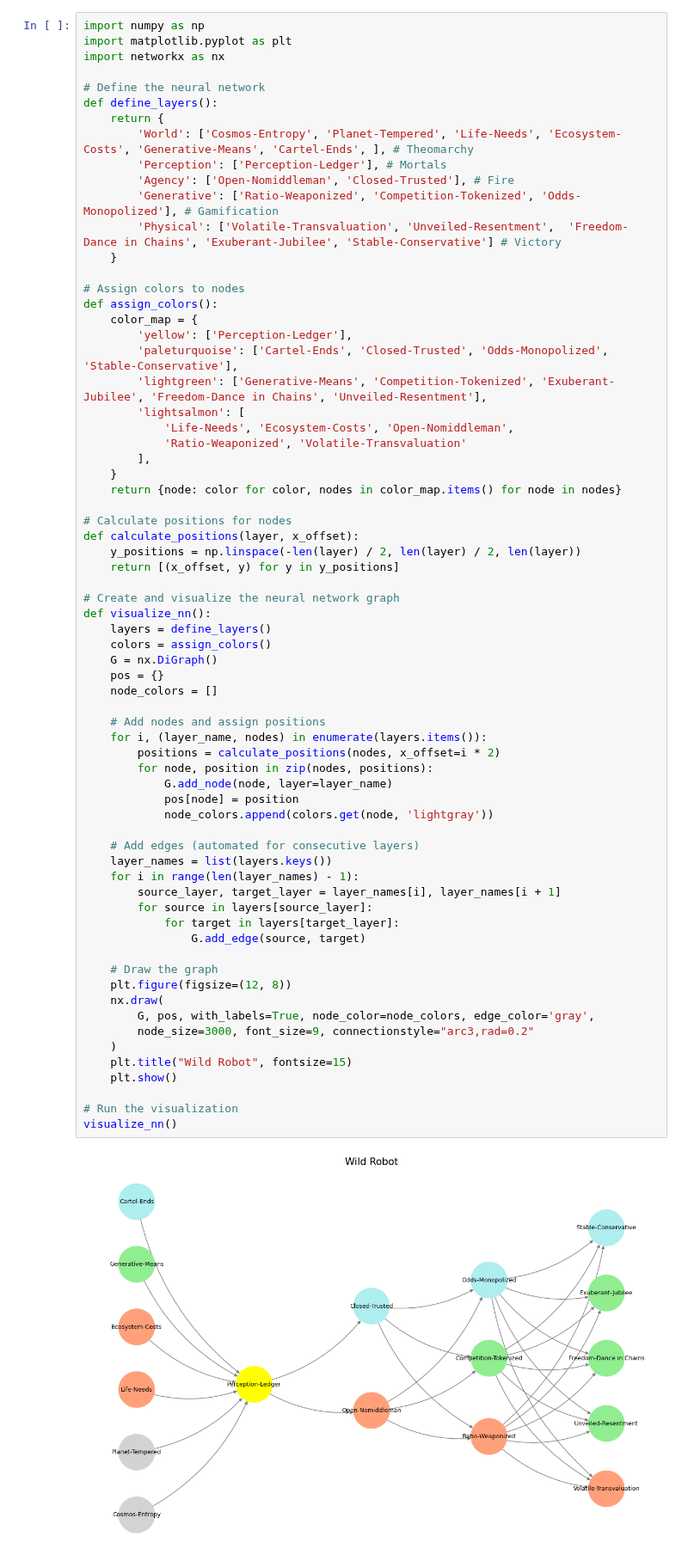
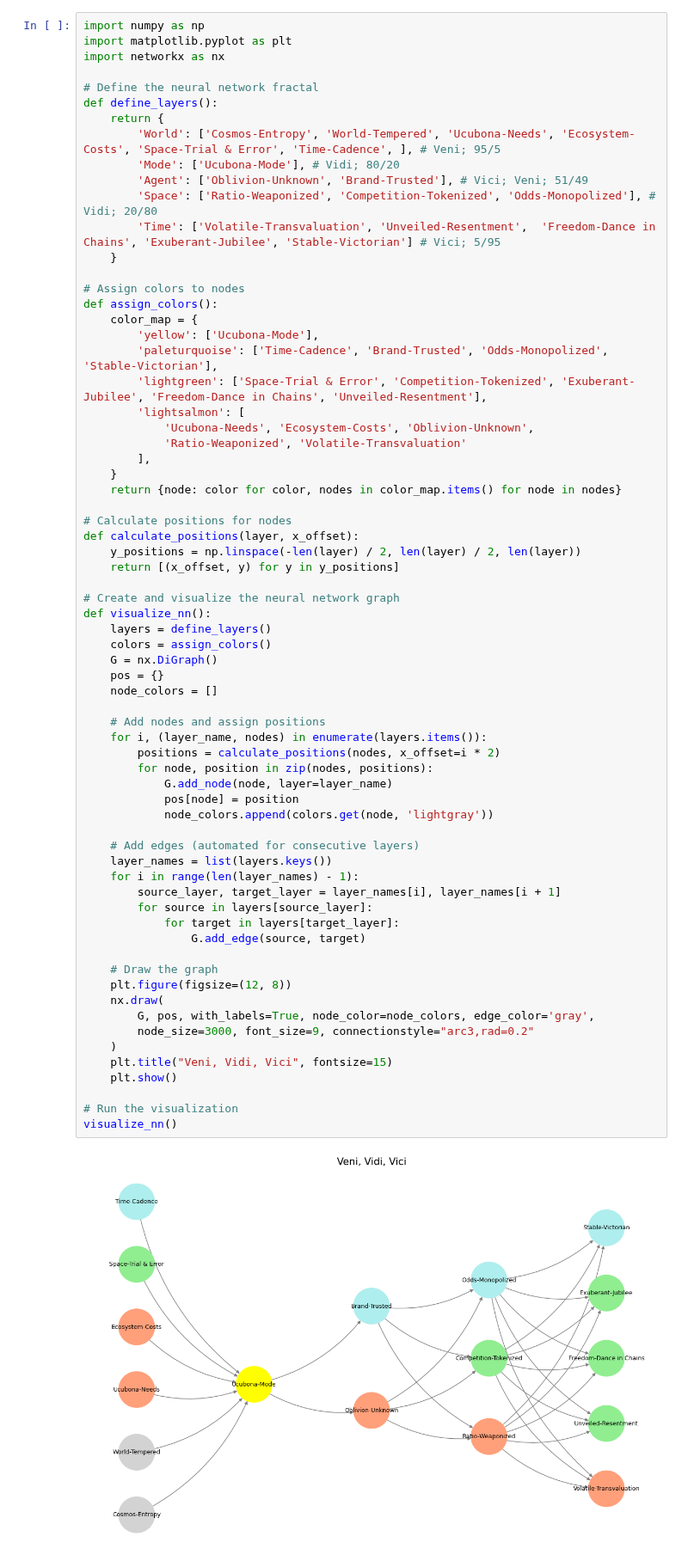
Before and after one commit to abikesa/sonora, a Jupyter notebook: kitabo/ensi/_build/jupyter_execute/index.ipynb, the cells around one changed output. Shown at 86% size. Saved outputs shown, nothing was run; the diff lists cells and outputs as text.

````diff
--- a/kitabo/ensi/_build/jupyter_execute/index.ipynb
+++ b/kitabo/ensi/_build/jupyter_execute/index.ipynb
@@ -44,24 +16,24 @@ import numpy as np
 import matplotlib.pyplot as plt
 import networkx as nx
 
-# Define the neural network
+# Define the neural network fractal
 def define_layers():
     return {
-        'World': ['Cosmos-Entropy', 'Planet-Tempered', 'Life-Needs', 'Ecosystem-Costs', 'Generative-Means', 'Cartel-Ends', ], # Theomarchy
-        'Perception': ['Perception-Ledger'], # Mortals
-        'Agency': ['Open-Nomiddleman', 'Closed-Trusted'], # Fire
-        'Generative': ['Ratio-Weaponized', 'Competition-Tokenized', 'Odds-Monopolized'], # Gamification
-        'Physical': ['Volatile-Transvaluation', 'Unveiled-Resentment',  'Freedom-Dance in Chains', 'Exuberant-Jubilee', 'Stable-Conservative'] # Victory
+        'World': ['Cosmos-Entropy', 'World-Tempered', 'Ucubona-Needs', 'Ecosystem-Costs', 'Space-Trial & Error', 'Time-Cadence', ], # Veni; 95/5
+        'Mode': ['Ucubona-Mode'], # Vidi; 80/20
+        'Agent': ['Oblivion-Unknown', 'Brand-Trusted'], # Vici; Veni; 51/49
+        'Space': ['Ratio-Weaponized', 'Competition-Tokenized', 'Odds-Monopolized'], # Vidi; 20/80
+        'Time': ['Volatile-Transvaluation', 'Unveiled-Resentment',  'Freedom-Dance in Chains', 'Exuberant-Jubilee', 'Stable-Victorian'] # Vici; 5/95
     }
 
 # Assign colors to nodes
 def assign_colors():
     color_map = {
-        'yellow': ['Perception-Ledger'],
-        'paleturquoise': ['Cartel-Ends', 'Closed-Trusted', 'Odds-Monopolized', 'Stable-Conservative'],
-        'lightgreen': ['Generative-Means', 'Competition-Tokenized', 'Exuberant-Jubilee', 'Freedom-Dance in Chains', 'Unveiled-Resentment'],
+        'yellow': ['Ucubona-Mode'],
+        'paleturquoise': ['Time-Cadence', 'Brand-Trusted', 'Odds-Monopolized', 'Stable-Victorian'],
+        'lightgreen': ['Space-Trial & Error', 'Competition-Tokenized', 'Exuberant-Jubilee', 'Freedom-Dance in Chains', 'Unveiled-Resentment'],
         'lightsalmon': [
-            'Life-Needs', 'Ecosystem-Costs', 'Open-Nomiddleman',
+            'Ucubona-Needs', 'Ecosystem-Costs', 'Oblivion-Unknown',
             'Ratio-Weaponized', 'Volatile-Transvaluation'
         ],
     }
@@ -80,35 +52,35 @@ def visualize_nn():
     pos = {}
     node_colors = []
 
     # Add nodes and assign positions
     for i, (layer_name, nodes) in enumerate(layers.items()):
         positions = calculate_positions(nodes, x_offset=i * 2)
         for node, position in zip(nodes, positions):
             G.add_node(node, layer=layer_name)
             pos[node] = position
             node_colors.append(colors.get(node, 'lightgray'))
 
     # Add edges (automated for consecutive layers)
     layer_names = list(layers.keys())
     for i in range(len(layer_names) - 1):
         source_layer, target_layer = layer_names[i], layer_names[i + 1]
         for source in layers[source_layer]:
             for target in layers[target_layer]:
                 G.add_edge(source, target)
 
     # Draw the graph
     plt.figure(figsize=(12, 8))
     nx.draw(
         G, pos, with_labels=True, node_color=node_colors, edge_color='gray',
         node_size=3000, font_size=9, connectionstyle="arc3,rad=0.2"
     )
-    plt.title("Wild Robot", fontsize=15)
+    plt.title("Veni, Vidi, Vici", fontsize=15)
     plt.show()
 
 # Run the visualization
 visualize_nn()
 # %% [output]
-[figure, old version]
+[figure, new version]
 # %% [markdown]
 ```{figure} figures/blanche.*
 ---
````
Also changed, not shown: parts of 2 cells of this notebook, 36 other files.
